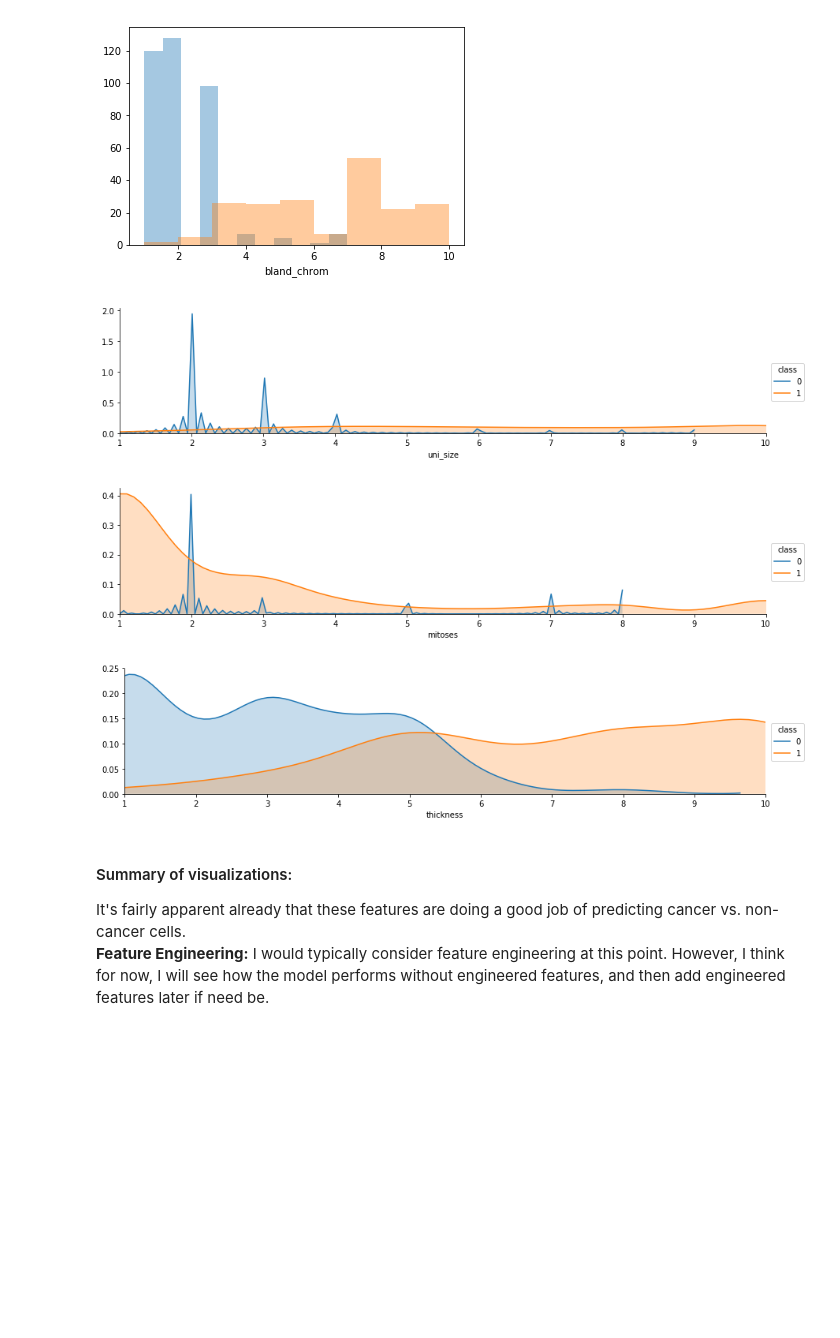
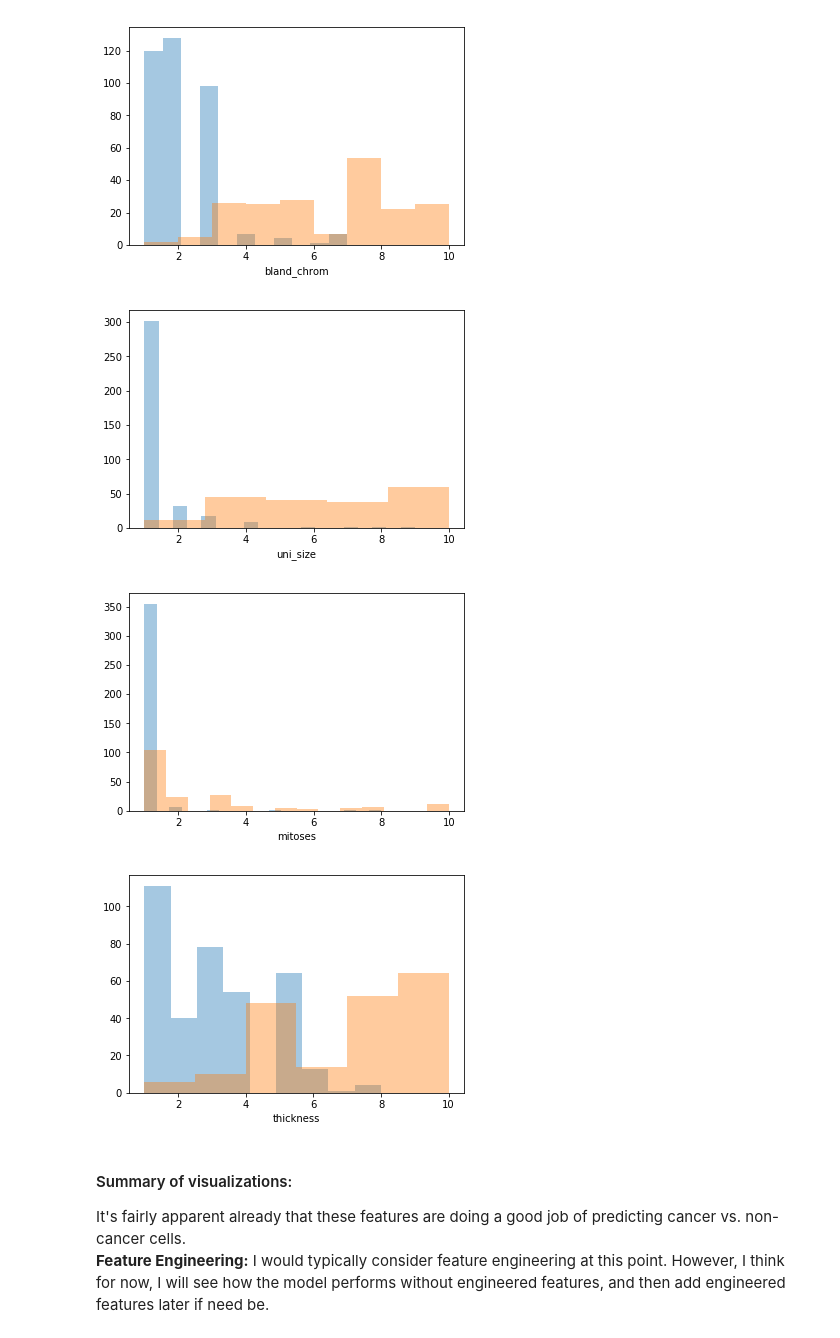
Before and after one commit to MeredithLevsen/Data-Challenges, a Jupyter notebook: InsightDataChallenge_BreastCancer/Levsen_Meredith_DC1.ipynb, the cells around one changed output. Saved outputs shown, nothing was run; the diff lists cells and outputs as text; code cells hidden in the pictures; blank space fills up the shorter version.

```diff
--- a/InsightDataChallenge_BreastCancer/Levsen_Meredith_DC1.ipynb
+++ b/InsightDataChallenge_BreastCancer/Levsen_Meredith_DC1.ipynb
@@ -313,17 +266,17 @@ plot_histogram(df_train, x_var='bland_chrom', class_var='class')
 # %% [output]
 [figure]
 # %%
-plot_kde_distribution(df_train, var='uni_size', target='class')
+plot_histogram(df_train, x_var='uni_size', class_var='class')
 # %% [output]
-[figure, old version]
+[figure, new version]
 # %%
-plot_kde_distribution(df_train, var='mitoses', target='class')
+plot_histogram(df_train, x_var='mitoses', class_var='class')
 # %% [output]
-[figure, old version]
+[figure, new version]
 # %%
-plot_kde_distribution(df_train, var='thickness', target='class')
+plot_histogram(df_train, x_var='thickness', class_var='class')
 # %% [output]
-[figure, old version]
+[figure, new version]
 # %% [markdown]
 #### Summary of visualizations:
 It's fairly apparent already that these features are doing a good job of predicting cancer vs. non-cancer cells.
```
Also changed, not shown: parts of 12 cells of this notebook.
